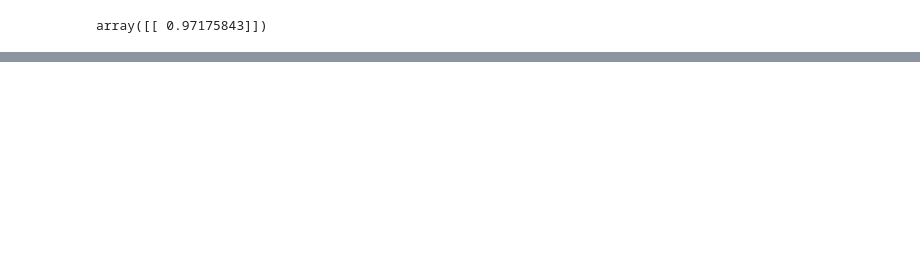
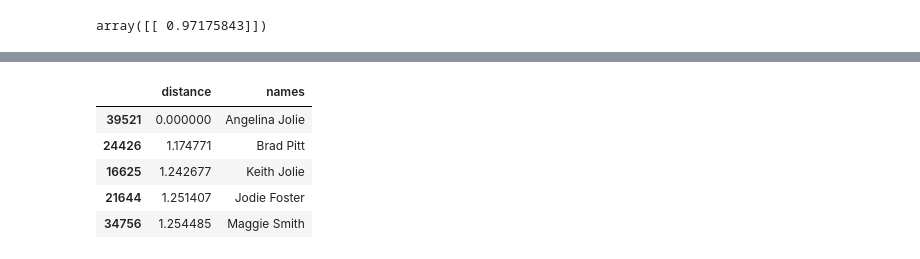
Before and after one commit to abevieiramota/coursera-ml-foundations, a Jupyter notebook: Week 4/assignment.ipynb, the cells around one changed output, grey strips where cells are left out. Saved outputs shown, nothing was run; the diff lists cells and outputs as text; code cells hidden in the pictures; blank space fills up the shorter version.

```diff
--- a/Week 4/assignment.ipynb
+++ b/Week 4/assignment.ipynb
@@ -112,0 +150,15 @@ array([[ 0.97175843]])
+# %%
+jolie = df[df['name'] == 'Angelina Jolie']
+jolie_ix = df.index.get_indexer_for(jolie.index)
+
+dists, neigh_ixs = nn.kneighbors(data[jolie_ix, :])
+
+pd.DataFrame({"distance": dists[0],
+              "names": df.iloc[neigh_ixs[0], df.columns.get_loc("name")]})
+# %% [output]
+|  | distance | names |
+| 39521 | 0.000000 | Angelina Jolie |
+| 24426 | 1.174771 | Brad Pitt |
+| 16625 | 1.242677 | Keith Jolie |
+| 21644 | 1.251407 | Jodie Foster |
+| 34756 | 1.254485 | Maggie Smith |
```
Also changed, not shown: parts of 27 cells of this notebook.
